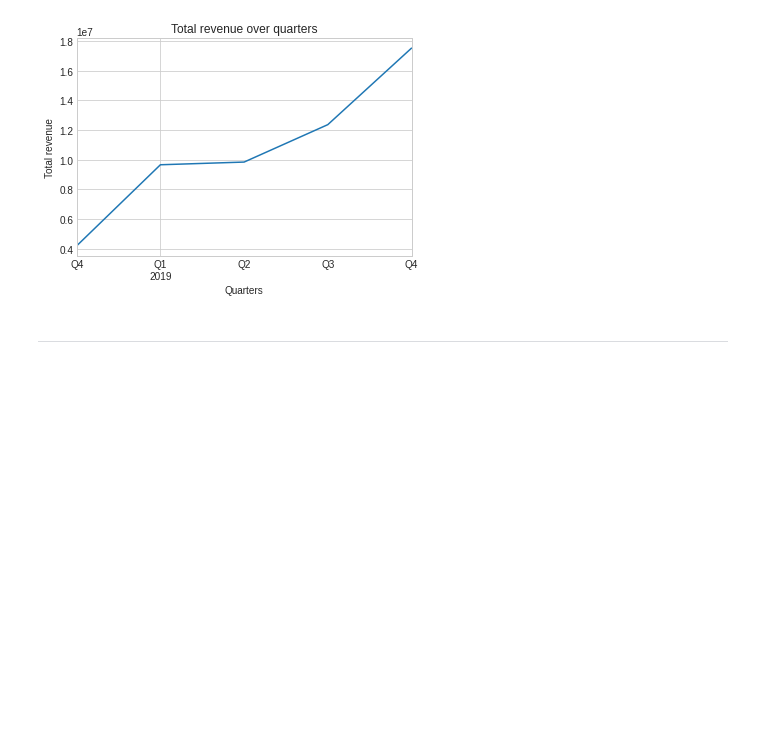
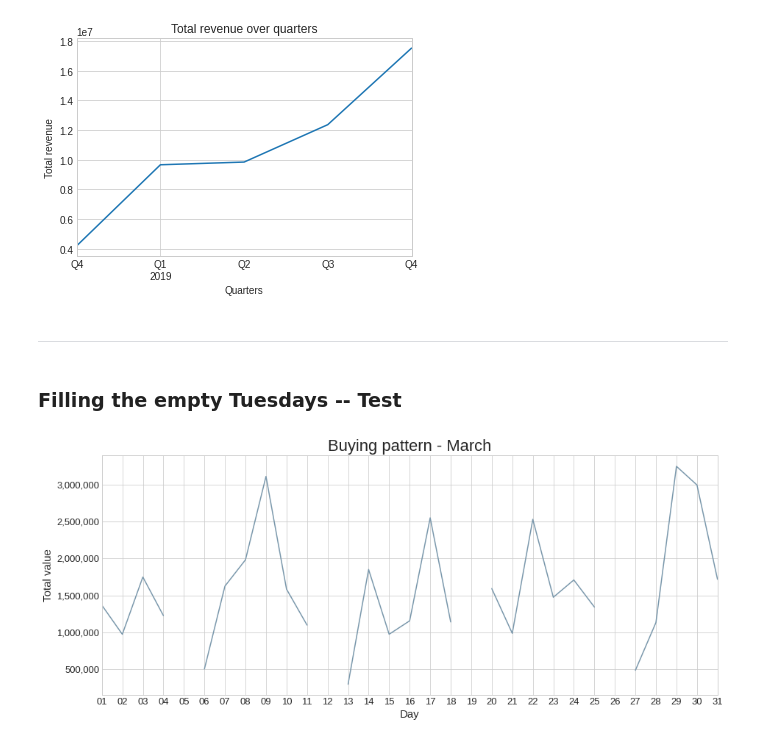
Before and after one commit to jmb-oddbook/ecom_project, a Jupyter notebook: ecom_viz.ipynb, the cells around one changed output. Drawn from its saved outputs; the diff is of its cells as text; code cells hidden in the pictures; blank space fills up the shorter version.

```diff
--- a/ecom_viz.ipynb
+++ b/ecom_viz.ipynb
@@ -251,3 +243,32 @@ Text(0.5, 1.0, 'Total revenue over quarters')
 [figure]
 # %% [markdown]
 <hr>
+# %% [markdown]
+### Filling the empty Tuesdays -- Test
+# %%
+# Get all data for March
+mar_data = sales_db[sales_db.invoice_date.dt.month == 3]
+mar_data = mar_data.resample('D', on='invoice_date').sum()
+
+# Empty Tuesdays get a NaN
+mar_data[mar_data == 0] = np.nan
+# %%
+ax = mar_data[('total_sale')].plot(kind='line', figsize=(15,6), color="#7997ab", fontsize=13);
+
+ax.set_alpha(0.8)
+ax.set_title('Buying pattern - March', fontsize=22)
+
+ax.set_ylabel("Total value", fontsize=15)
+ax.yaxis.get_major_formatter().set_scientific(False)
+ax.get_yaxis().set_major_formatter(tik.FuncFormatter(lambda x, p: format(int(x), ',')))
+
+ax.set_xlabel('Day', fontsize=15)
+ax.xaxis.set_minor_locator(mdates.DayLocator(interval=1))
+ax.xaxis.set_major_locator(mdates.DayLocator(interval=1))
+ax.xaxis.set_major_formatter(mdates.DateFormatter('%d'))
+
+
+plt.savefig('', bbox_inches='tight');
+plt.show()
+# %% [output]
+[figure, added]
```
Also changed, not shown: parts of 21 cells of this notebook.
